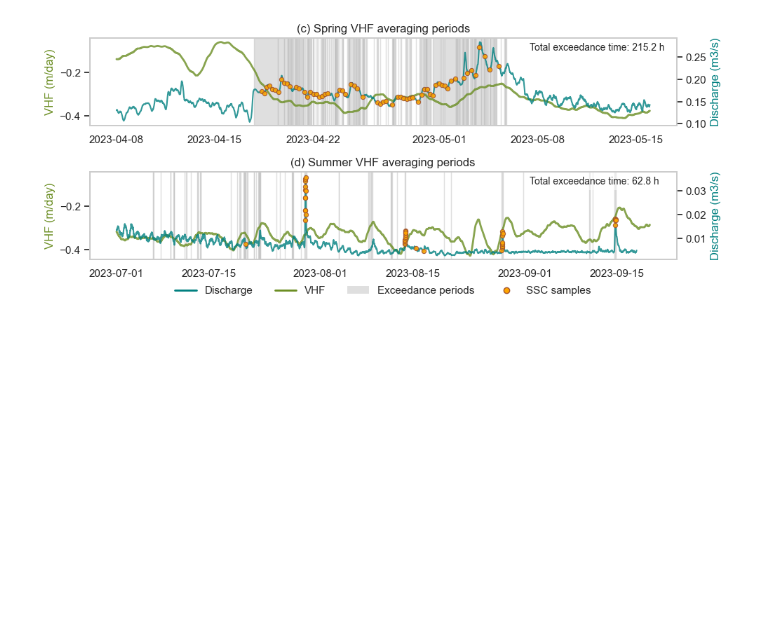
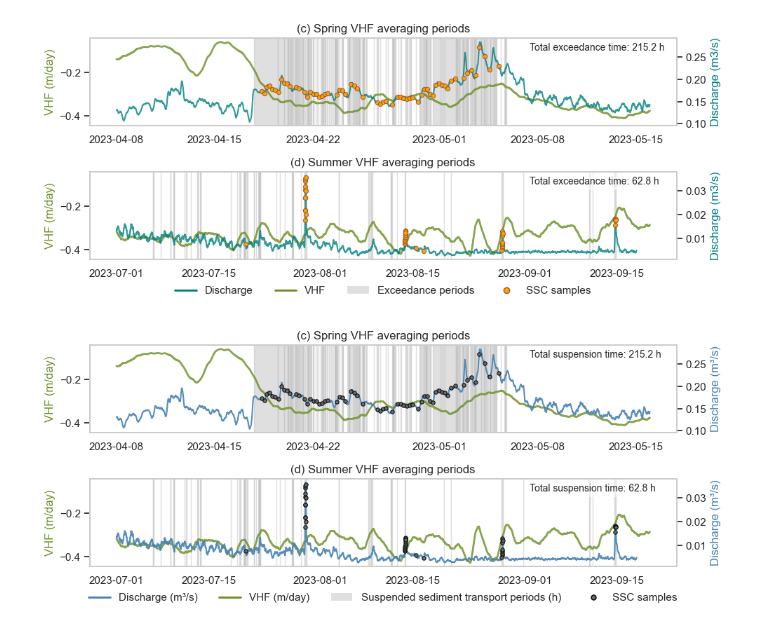
Before and after one commit to nicole-hucke/sediment_trap_paper, a Jupyter notebook: plots/time_series/figure1_time_series.ipynb, the cells around one changed output. Saved outputs shown, nothing was run; the diff lists cells and outputs as text; code cells hidden in the pictures; blank space fills up the shorter version.

Commit message:
editing fig 1 colors and labels
i lowchunkinuenly dont like the color scheme for this but whatever this is a time crunch

```diff
--- a/plots/time_series/figure1_time_series.ipynb
+++ b/plots/time_series/figure1_time_series.ipynb
@@ -294,3 +294,77 @@ plt.savefig('Turbidity_Threshold_Exceedance_V2.jpg', dpi=900, bbox_inches='tight
 plt.show()
 # %% [output]
 [figure]
+# %%
+fig, ax1 = plt.subplots(2, 1, figsize=(10, 4))
+
+# common VHF y-limits across both seasons
+vhf_spring = VHF_spring['T2'] * 86400
+vhf_summer = VHF_summer['T2'] * 86400
+vhf_min = min(vhf_spring.min(), vhf_summer.min())
+vhf_max = max(vhf_spring.max(), vhf_summer.max())
+pad = 0.05 * (vhf_max - vhf_min)
+
+### SPRING ###
+# VHF
+ax1[0].plot(VHF_spring.index, vhf_spring, color='olivedrab', label='VHF (m/day)', linewidth=2, alpha=0.8)
+# discharge and Samples
+ax2 = ax1[0].twinx()
+ax2.set_ylabel('Discharge (m³/s)', color='steelblue')
+ax2.plot(q_sp.index, q_sp['Q'], label='Discharge (m³/s)', alpha=0.9, color='steelblue')
+ax2.scatter(sp_sample_SSC.index, spring_discharge_at_samples['Q'], c='dimgray', marker='o',
+            s=15, alpha=0.9, label='SSC samples', zorder=5, edgecolor='black', linewidth=0.8)
+# averaging periods highlighted
+for start, end in spring_regions:
+    ax1[0].axvspan(start, end, color='silver', alpha=0.5)
+
+ax1[0].set_ylabel('VHF (m/day)', color='olivedrab')
+ax1[0].set_ylim(vhf_min - pad, vhf_max + pad)
+ax2.set_ylabel('Discharge (m³/s)', color='steelblue')
+ax1[0].set_title('(c) Spring VHF averaging periods')
+ax1[0].grid(False)
+ax2.grid(False)
+
+### SUMMER ###
+# VHF
+ax1[1].plot(VHF_summer.index, vhf_summer, color='olivedrab', label='VHF (m/day)', linewidth=2, alpha=0.8)
+# discharge and Samples
+ax2 = ax1[1].twinx()
+ax2.set_ylabel('Discharge (m³/s)', color='steelblue')
+ax2.plot(q_sm.index, q_sm['Q'], label='Discharge (m³/s)', alpha=0.9, color='steelblue')
+ax2.scatter(sm_sample_SSC.index, summer_discharge_at_samples['Q'], c='dimgray', marker='o',
+            s=15, alpha=0.9, label='SSC samples', zorder=5, edgecolor='black', linewidth=0.8)
+# averaging periods highlighted
+for start, end in summer_regions:
+    ax1[1].axvspan(start, end, color='silver', alpha=0.5)
+ax1[1].set_ylabel('VHF (m/day)', color='olivedrab')
+ax1[1].set_ylim(vhf_min - pad, vhf_max + pad)
+ax2.set_ylabel('Discharge (m³/s)', color='steelblue')
+ax1[1].set_title('(d) Summer VHF averaging periods')
+ax1[1].grid(False)
+ax2.grid(False)
+
+# legend handles for the shared legend
+legend_vhf = Line2D([0], [0], color='olivedrab', lw=2, label='VHF (m/day)')
+legend_q = Line2D([0], [0], color='steelblue', lw=2, label='Discharge (m³/s)')
+legend_exceed = Patch(facecolor='silver', edgecolor='none', alpha=0.5,
+                        label='Suspended sediment transport periods (h)')
+legend_ssc = Line2D([0], [0], marker='o', linestyle='None',
+                    markerfacecolor='dimgray', markeredgecolor='black',
+                    markersize=5, label='SSC samples')
+# plot legend
+fig.legend(handles=[legend_q, legend_vhf, legend_exceed, legend_ssc], loc='lower center',
+    ncol=4, frameon=False, bbox_to_anchor=(0.5, -0.05))
+plt.tight_layout()
+plt.subplots_adjust(bottom=0.18)
+
+# adding time in suspension text
+ax1[0].text(0.75, 0.95, f"Total suspension time: 215.2 h", transform=ax1[0].transAxes,
+    va="top", ha="left", fontsize=10, bbox=dict(facecolor="white", alpha=0.5, edgecolor="none"))
+ax1[1].text(0.75, 0.95, f"Total suspension time: 62.8 h", transform=ax1[1].transAxes,
+    va="top", ha="left", fontsize=10, bbox=dict(facecolor="white", alpha=0.5, edgecolor="none"))
+
+plt.tight_layout()
+plt.savefig('Turbidity_Threshold_Exceedance_V3.jpg', dpi=900, bbox_inches='tight')
+plt.show()
+# %% [output]
+[figure, added]
```
Also changed, not shown: 4 other files.
